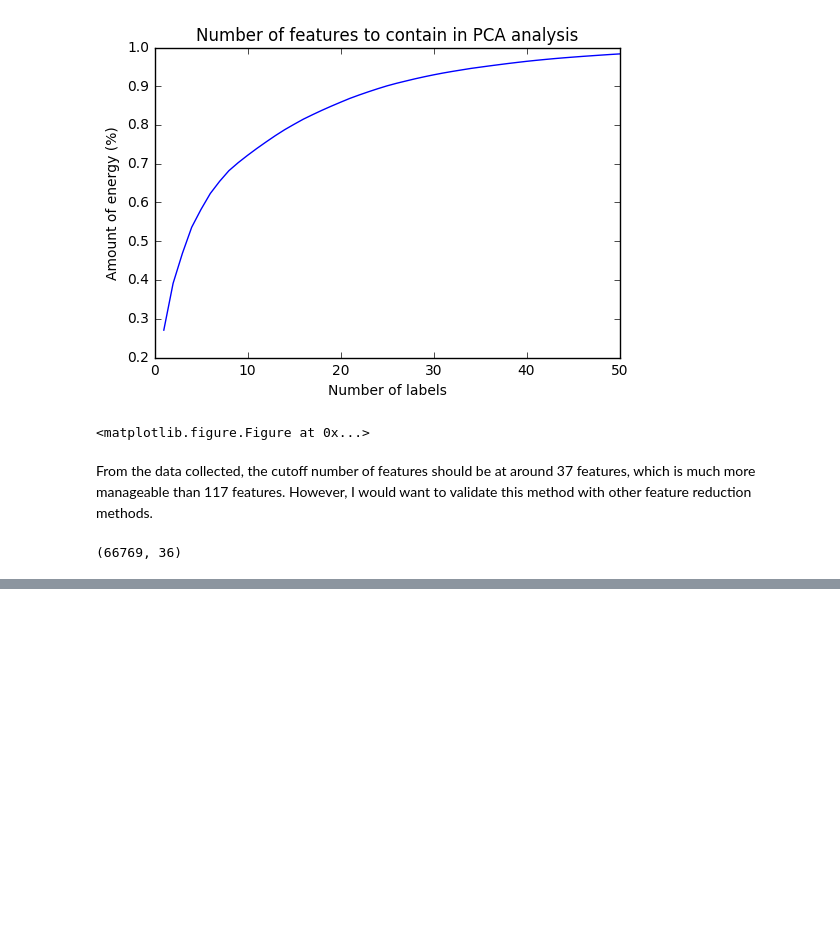
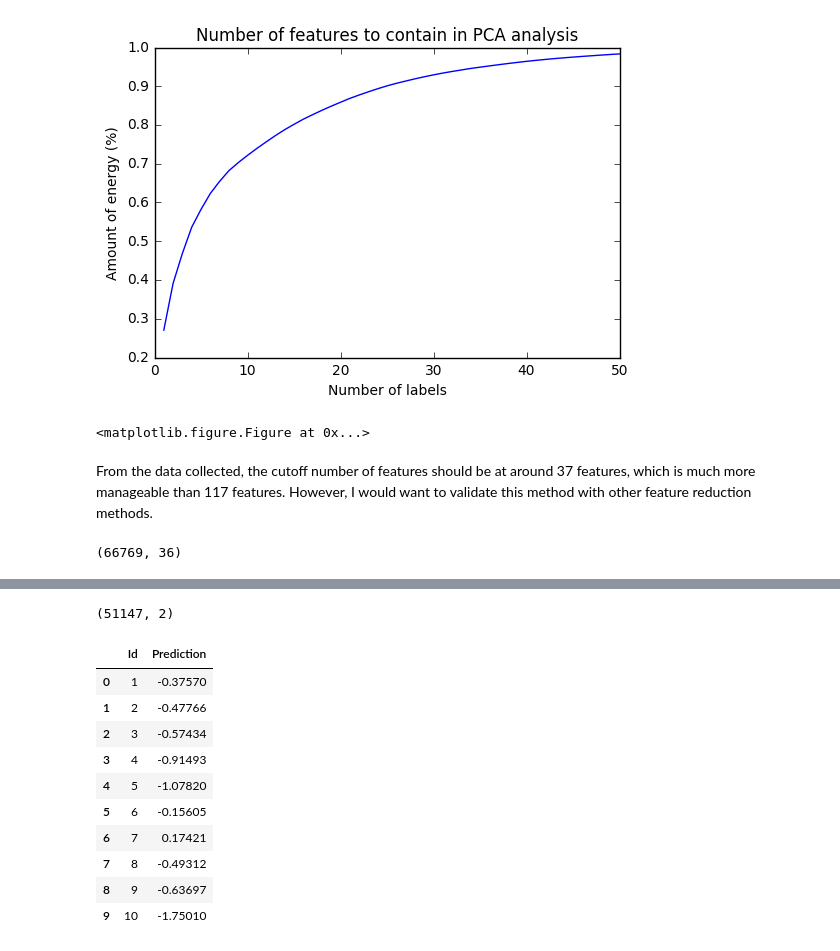
Before and after one commit to brendabrandy/StatLearning, a Jupyter notebook: Kaggle Contest.ipynb, the cells around one changed output, grey strips where cells are left out. Drawn from its saved outputs; the diff is of its cells as text; code cells hidden in the pictures; blank space fills up the shorter version.

```diff
--- a/Kaggle Contest.ipynb
+++ b/Kaggle Contest.ipynb
@@ -214,0 +258,20 @@ KeyboardInterrupt:
+# %%
+check = pd.read_csv("submit_anaconda.csv")
+check.shape
+# %% [output]
+(51147, 2)
+# %%
+data = pd.read_csv("submit.csv") # dataframe for data
+data.head(10)
+# %% [output]
+|  | Id | Prediction |
+| 0 | 1 | -0.37570 |
+| 1 | 2 | -0.47766 |
+| 2 | 3 | -0.57434 |
+| 3 | 4 | -0.91493 |
+| 4 | 5 | -1.07820 |
+| 5 | 6 | -0.15605 |
+| 6 | 7 | 0.17421 |
+| 7 | 8 | -0.49312 |
+| 8 | 9 | -0.63697 |
+| 9 | 10 | -1.75010 |
```
Also changed, not shown: parts of 15 cells of this notebook.
